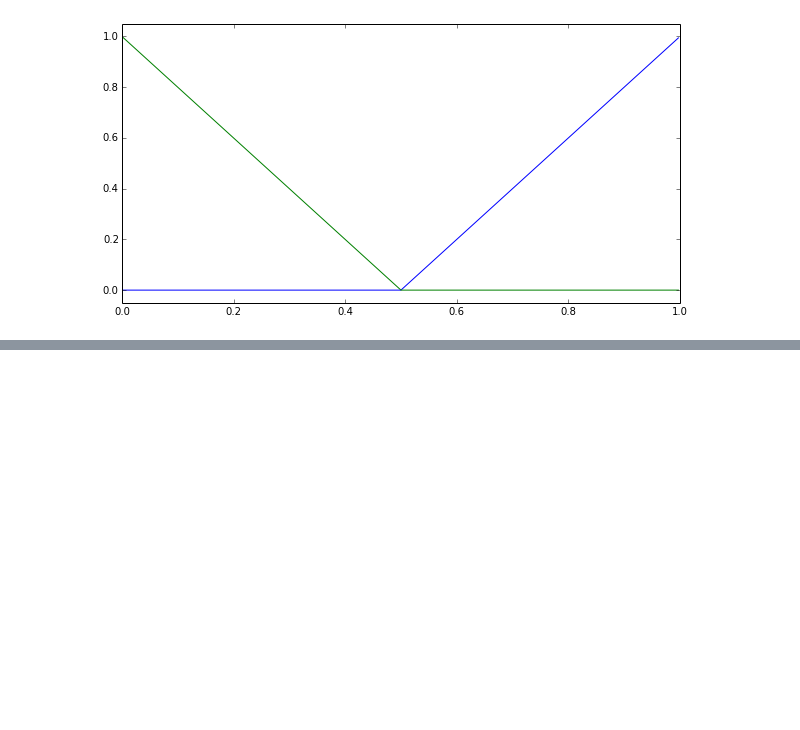
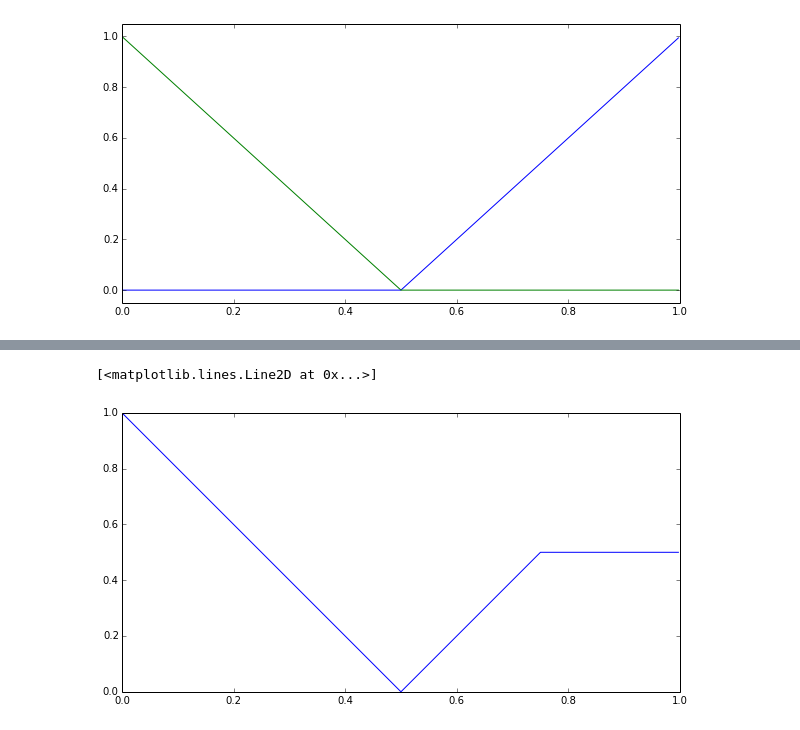
Before and after one commit to hoarf/robotsoccer, a Jupyter notebook: robotsoccer.ipynb, the cells around one changed output, grey strips where cells are left out. Cells and saved outputs as stored; diff of their text form; code cells hidden in the pictures; blank space fills up the shorter version.

```diff
--- a/robotsoccer.ipynb
+++ b/robotsoccer.ipynb
@@ -102,0 +102,6 @@ SyntaxError: invalid syntax (<ipython-input-34-a6383844a792>, line 1)
+# %%
+fig, ax = plt.subplots()
+ax.plot(n_intensity_domain, R_Left(-45,-90,1))
+# %% [output]
+[<matplotlib.lines.Line2D at 0x...>]
+[figure, added]
```
Also changed, not shown: parts of 6 cells of this notebook, 3 other files.
